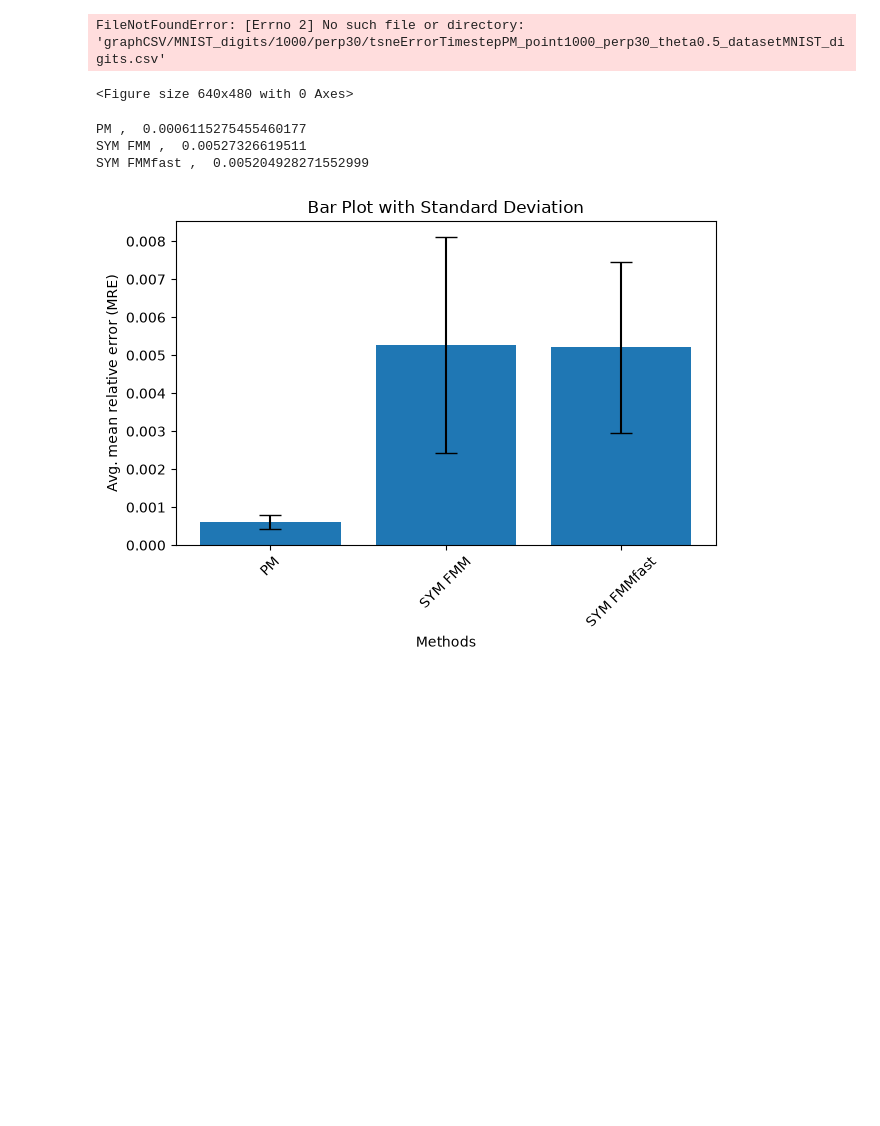
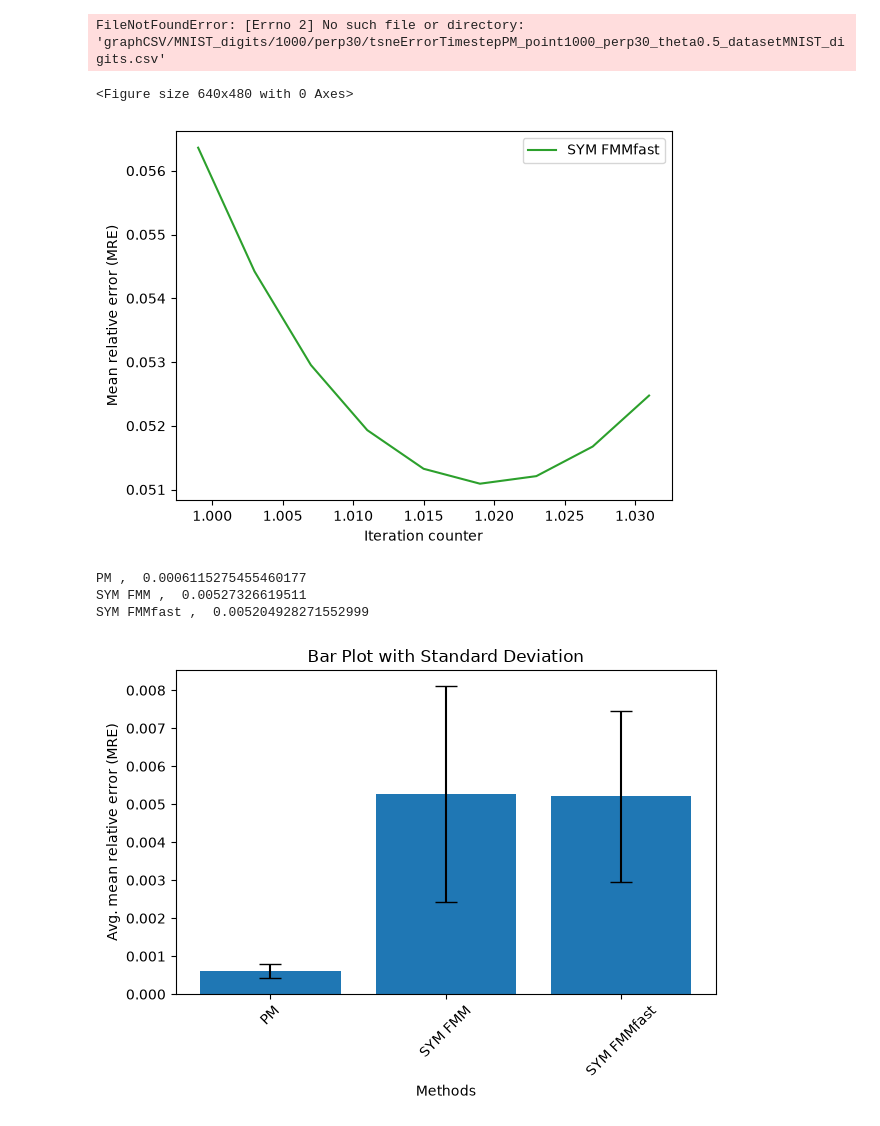
Before and after one commit to LucasFurer/FMM_tSNE, a Jupyter notebook: grapher.ipynb, the cells around one changed output. Cells and saved outputs as stored; diff of their text form; code cells hidden in the pictures; blank space fills up the shorter version.

```diff
--- a/grapher.ipynb
+++ b/grapher.ipynb
@@ -247,6 +247,29 @@ plotGraph(custom_labels, 0, x_range, "Iteration counter", "Mean relative error (
 # %% [output]
 FileNotFoundError: [Errno 2] No such file or directory: 'graphCSV/MNIST_digits/1000/perp30/tsneErrorTimestepPM_point1000_perp30_theta0.5_datasetMNIST_digits.csv'
 <Figure size 640x480 with 0 Axes>
+# %%
+pointAmount = "10000"
+theta = "1"
+dataSet = "MNIST_digits"
+perp = "30"
+
+custom_labels = {
+    #os.path.join("graphCSV", dataSet, pointAmount, "perp" + perp, "tsneErrorTimestepBH_point"             + pointAmount + "_perp" + perp + "_theta" + theta + "_dataset" + dataSet + ".csv"): "BH",
+    #os.path.join("graphCSV", dataSet, pointAmount, "perp" + perp, "tsneErrorTimestepBHMP_point"           + pointAmount + "_perp" + perp + "_theta" + theta + "_dataset" + dataSet + ".csv"): "MM",
+    #os.path.join("graphCSV", dataSet, pointAmount, "perp" + perp, "tsneErrorTimestepBHR_point"            + pointAmount + "_perp" + perp + "_theta" + theta + "_dataset" + dataSet + ".csv"): "rBH",
+    #os.path.join("graphCSV", dataSet, pointAmount, "perp" + perp, "tsneErrorTimestepBHRMP_point"          + pointAmount + "_perp" + perp + "_theta" + theta + "_dataset" + dataSet + ".csv"): "rMM",
+    #os.path.join("graphCSV", dataSet, pointAmount, "perp" + perp, "tsneErrorTimestepPM_point"             + pointAmount + "_perp" + perp + "_theta" + theta + "_dataset" + dataSet + ".csv"): "PM",
+    #os.path.join("graphCSV", dataSet, pointAmount, "perp" + perp, "tsneErrorTimestepFMM_MORTON_point"     + pointAmount + "_perp" + perp + "_theta" + theta + "_dataset" + dataSet + ".csv"): "FMM",
+    #os.path.join("graphCSV", dataSet, pointAmount, "perp" + perp, "tsneErrorTimestepFMM_SYM_MORTON_point" + pointAmount + "_perp" + perp + "_theta" + theta + "_dataset" + dataSet + ".csv"): "SYM FMM",
+    os.path.join("graphCSV", dataSet, pointAmount, "perp" + perp, "tsneErrorTimestepZaccumFMMfast_SYM_MORTON_point" + pointAmount + "_perp" + perp + "_theta" + theta + "_dataset" + dataSet + ".csv"): "SYM FMMfast",
+}
+
+plotGraph(custom_labels, 0, 1000, "Iteration counter", "Mean relative error (MRE)", "plotOutput/lines_plot.png", False, None, None, None, None)
+x_range = 1000
+y_range = 0.02
+#plotGraph(custom_labels, 0, x_range, "Iteration counter", "Mean relative error (MRE)", "plotOutput/lines_plot.png", False, 0.0, x_range-1, 0.0, y_range)
+# %% [output]
+[figure, added]
 # %%
 pointAmount = "1000"
 theta = "0.5"
```
Also changed, not shown: parts of 2 cells of this notebook, 40 other files.
